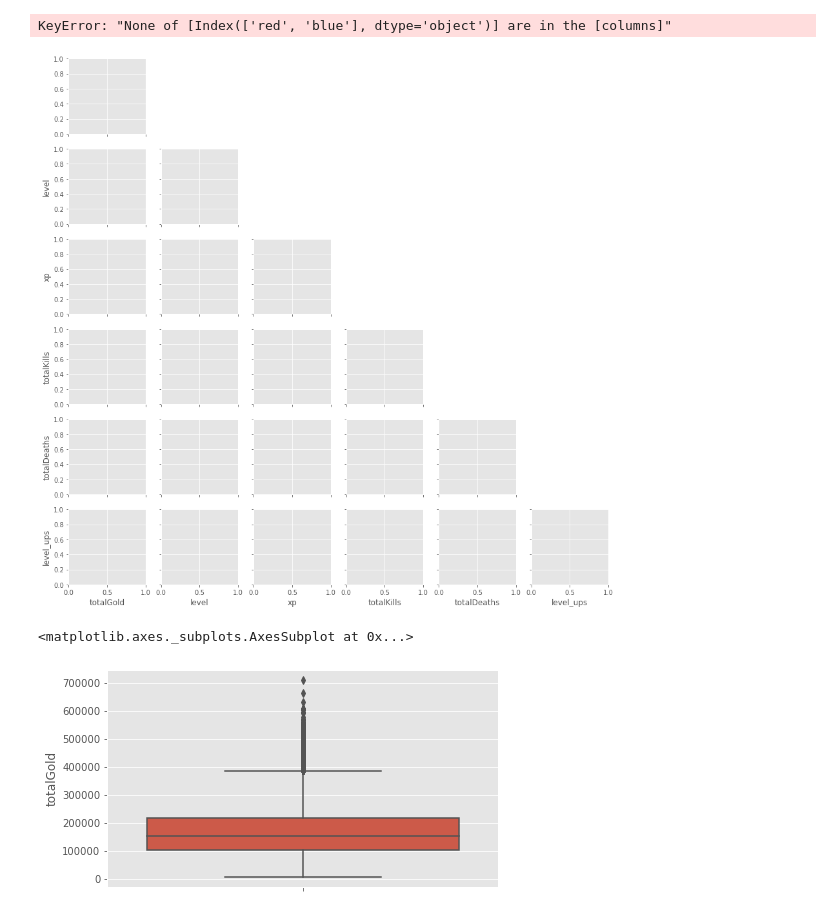
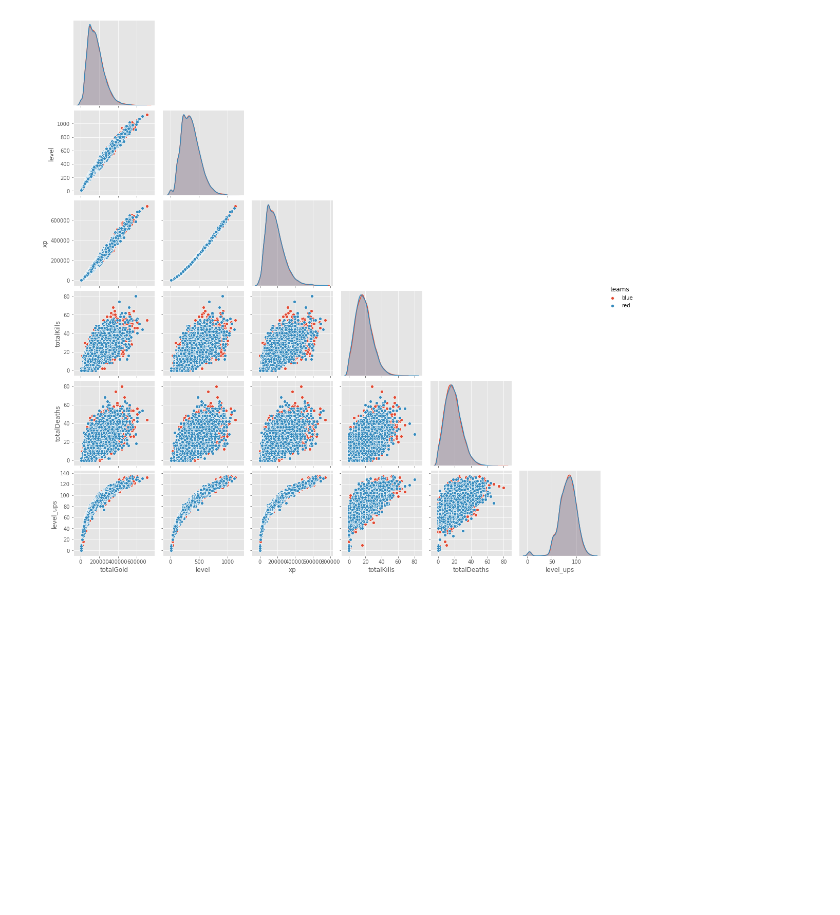
Before and after one commit to anotherjonlee/MLoL, a Jupyter notebook: notebooks/EDA.ipynb, the cells around one changed output. Drawn from its saved outputs; the diff is of its cells as text; code cells hidden in the pictures; blank space fills up the shorter version.

```diff
--- a/notebooks/EDA.ipynb
+++ b/notebooks/EDA.ipynb
@@ -159,11 +47,4 @@ df_eda = df_eda.drop_duplicates()
-# %%
-general_correlation_plot(df_eda)
-# %% [output]
-KeyError: "None of [Index(['red', 'blue'], dtype='object')] are in the [columns]"
-[figure, removed]
-# %%
-fig, ax = plt.subplots(figsize=(7,4))
-sns.boxplot('totalGold',data=df_eda,orient='v',hue='teams')
-# %% [output]
-<matplotlib.axes._subplots.AxesSubplot at 0x...>
-[figure, removed]
+# %%
+general_correlation_plot(df_eda.drop(columns=['match_id','win','firstBlood','firstTower','firstInhibitor','firstBaron','firstDragon','firstRiftHerald']))
+# %% [output]
+[figure, added]
```
Also changed, not shown: parts of 24 cells of this notebook, 4 other files.
